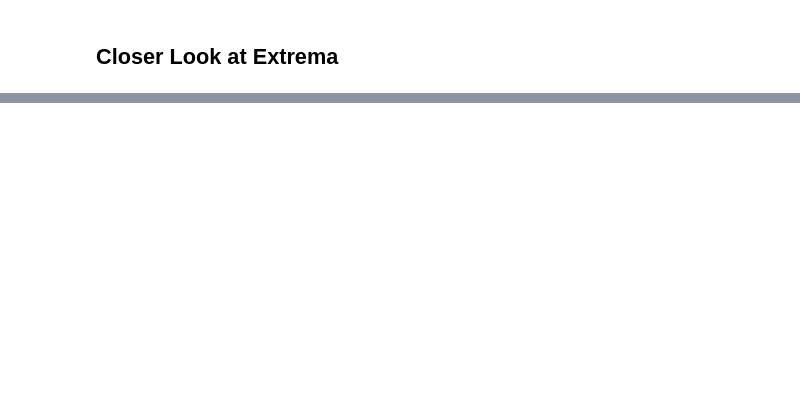
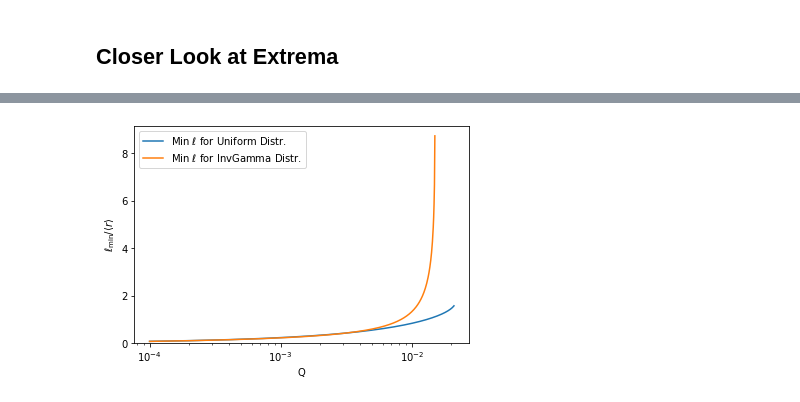
Before and after one commit to poss-group/bimodal_ridepooling, a Jupyter notebook: CarbonFootprintTheoryCalc.ipynb, the cells around one changed output, grey strips where cells are left out. Drawn from its saved outputs; the diff is of its cells as text; code cells hidden in the pictures; blank space fills up the shorter version.

```diff
--- a/CarbonFootprintTheoryCalc.ipynb
+++ b/CarbonFootprintTheoryCalc.ipynb
@@ -300,2 +371,13 @@ plt.show()
 # %% [markdown]
 ## Closer Look at Extrema
+# %%
+shift = (a/3).evalf(subs={s_beta: beta})
+Qs = np.arange(0.001,0.04,0.001)
+ell_min_unif0_list = np.empty(Qs.shape, dtype=np.complex128)
+ell_min_unif1_list = np.empty(Qs.shape, dtype=np.complex128)
+ell_min_unif2_list = np.empty(Qs.shape, dtype=np.complex128)
+
+for i,Q in enumerate(Qs):
+    ell_min_unif0_list[i] = ell_min_of_Q0_centered(Q) + shift
+    ell_min_unif1_list[i] = ell_min_of_Q1_centered(Q) + shift
+    ell_min_unif2_list[i] = ell_min_of_Q2_centered(Q) + shift
@@ -359,0 +487,23 @@ interactive(children=(FloatSlider(value=0.001, description='Q', max=0.04, min=0.
+# %%
+fig, ax = plt.subplots()
+
+idx = np.s_[:]
+
+Qs_uniform_plot = Qs_uniform[idx]
+ell_min_uniform_list_plot = ell_min_uniform_list[idx]
+Qs_inv_gamma_plot = Qs_inv_gamma[idx]
+ell_min_inv_gamma_list_plot = ell_min_inv_gamma_list[idx]
+
+ax.plot(Qs_uniform_plot, ell_min_uniform_list_plot, label="Min "+r"$\ell$"+" for Uniform Distr.")
+ax.plot(Qs_inv_gamma_plot, ell_min_inv_gamma_list_plot, label="Min "+r"$\ell$"+" for InvGamma Distr.")
+ax.set_ylim(0,None)
+ax.set_ylabel(r"$\ell_\mathrm{min} / \langle r\rangle$")
+ax.set_xlabel("Q")
+ax.set_xscale('log')
+
+ax.legend()
+
+# fig.savefig("MinEllOfHigherQLog.jpg", dpi=200)
+plt.show()
+# %% [output]
+[figure, added]
```
Also changed, not shown: parts of 24 cells of this notebook.
